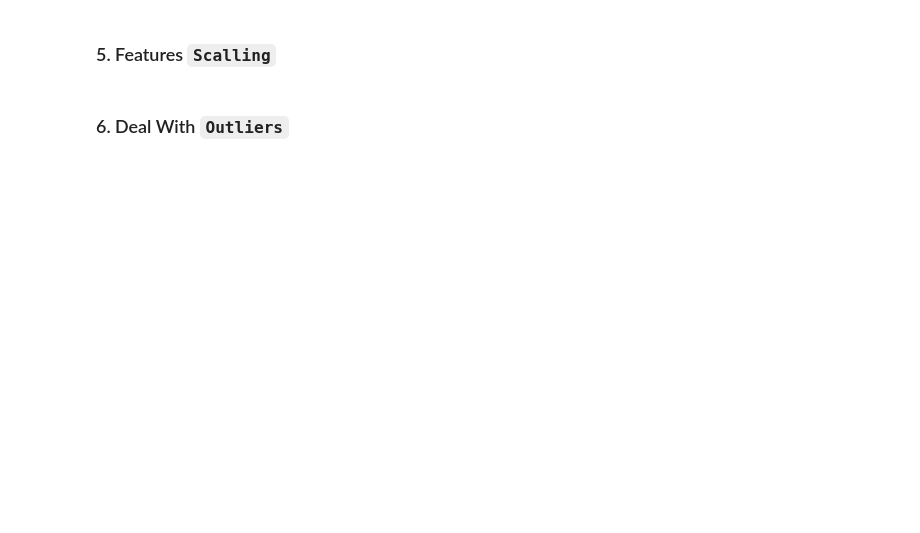
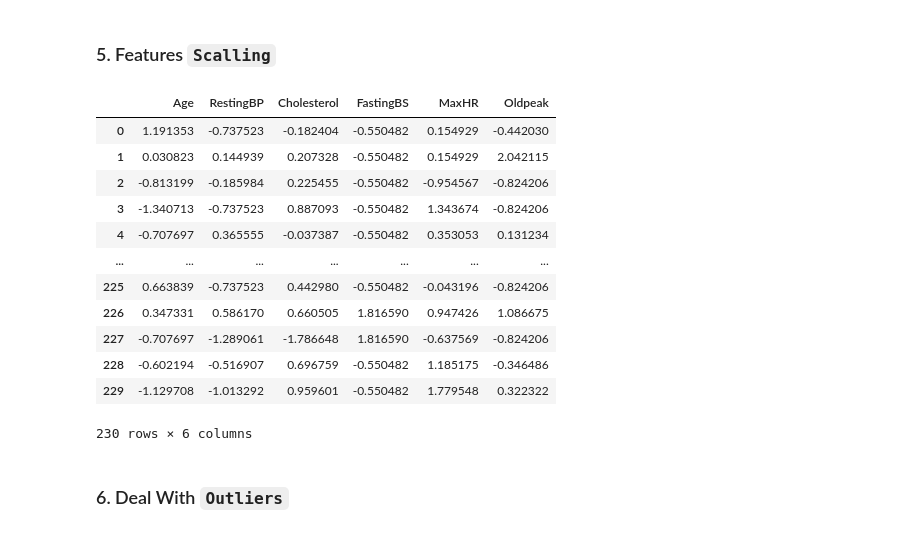
Before and after one commit to moazmohamed20/ML, a Jupyter notebook: Data Preprocessing.ipynb, the cells around one changed output. Drawn from its saved outputs; the diff is of its cells as text; code cells hidden in the pictures; blank space fills up the shorter version.

Commit message:
Scale Data

```diff
--- a/Data Preprocessing.ipynb
+++ b/Data Preprocessing.ipynb
@@ -127,4 +163,35 @@ yTestFrame = pd.DataFrame(yTest)
 # %% [markdown]
 ### 5. Features `Scalling`
+# %%
+##Creating an instance of StandardScaler class to use
+stdScaler = StandardScaler()
+
+##Variable that contains names of columns to be scaled (encoded columns are excluded)
+Scale_Columns=['Age','RestingBP','Cholesterol','FastingBS','MaxHR','Oldpeak']
+
+##Scaling train data
+xTrainScaled=stdScaler.fit_transform(xTrainFrame[Scale_Columns])
+
+##Scaling test data
+xTestScaled=stdScaler.transform(xTestFrame[Scale_Columns])
+
+##saving the scaled array into dataframe and naming columns
+xTrainScaledFrame=pd.DataFrame(xTrainScaled, columns =Scale_Columns)
+xTestScaledFrame=pd.DataFrame(xTestScaled, columns= Scale_Columns)
+xTestScaledFrame
+# %% [output]
+|  | Age | RestingBP | Cholesterol | FastingBS | MaxHR | Oldpeak |
+| 0 | 1.191353 | -0.737523 | -0.182404 | -0.550482 | 0.154929 | -0.442030 |
+| 1 | 0.030823 | 0.144939 | 0.207328 | -0.550482 | 0.154929 | 2.042115 |
+| 2 | -0.813199 | -0.185984 | 0.225455 | -0.550482 | -0.954567 | -0.824206 |
+| 3 | -1.340713 | -0.737523 | 0.887093 | -0.550482 | 1.343674 | -0.824206 |
+| 4 | -0.707697 | 0.365555 | -0.037387 | -0.550482 | 0.353053 | 0.131234 |
+| ... | ... | ... | ... | ... | ... | ... |
+| 225 | 0.663839 | -0.737523 | 0.442980 | -0.550482 | -0.043196 | -0.824206 |
+| 226 | 0.347331 | 0.586170 | 0.660505 | 1.816590 | 0.947426 | 1.086675 |
+| 227 | -0.707697 | -1.289061 | -1.786648 | 1.816590 | -0.637569 | -0.824206 |
+| 228 | -0.602194 | -0.516907 | 0.696759 | -0.550482 | 1.185175 | -0.346486 |
+| 229 | -1.129708 | -1.013292 | 0.959601 | -0.550482 | 1.779548 | 0.322322 |
+230 rows × 6 columns
 # %% [markdown]
 ### 6. Deal With `Outliers`
```
Also changed, not shown: parts of 7 cells of this notebook.
